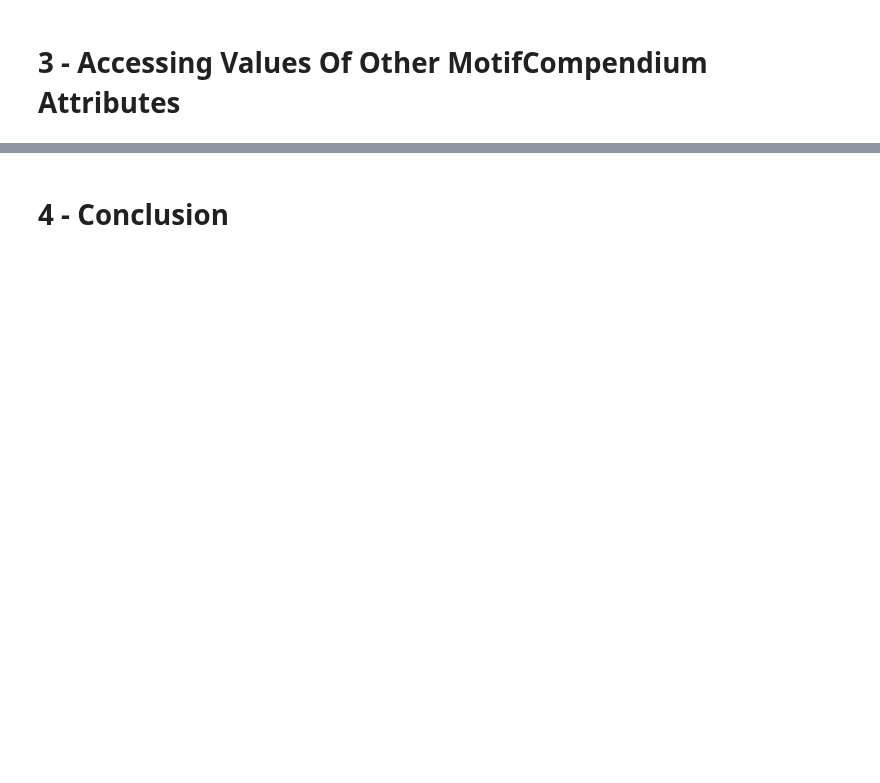
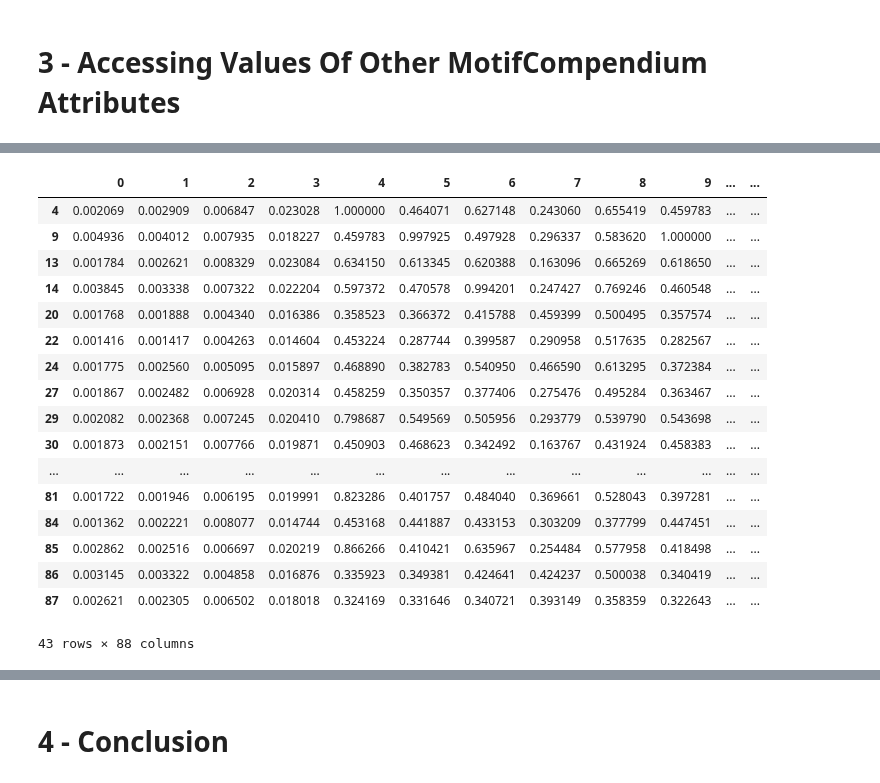
Before and after one commit to kundajelab/MotifCompendium, a Jupyter notebook: tutorials/2_motifcompendium_object.ipynb, the cells around one changed output, grey strips where cells are left out. Saved outputs shown, nothing was run; the diff lists cells and outputs as text; code cells hidden in the pictures; blank space fills up the shorter version.

Commit message:
tutorial 1 + tutorial 2

```diff
--- a/tutorials/2_motifcompendium_object.ipynb
+++ b/tutorials/2_motifcompendium_object.ipynb
@@ -49,0 +285,2 @@ Slice with Pandas syntax
+# %%
+mc_tutorial.sort("num_seqlets", ascending=False)
@@ -49,0 +308,2 @@ Slice with Pandas syntax
+# %%
+mc_tutorial.sort(["posneg", "num_seqlets"], ascending=[True, False])
@@ -49,0 +354,3 @@ Slice with Pandas syntax
+# %%
+mc_tutorial.sort(["posneg", "num_seqlets"], ascending=[True, False], inplace=True)
+mc_tutorial
@@ -49,0 +378,4 @@ Slice with Pandas syntax
+# %%
+mc_tutorial["test_column_1"] = 1
+mc_tutorial["test_column_2"] = list(range(len(mc_tutorial)))
+mc_tutorial
@@ -61,0 +547,22 @@ Images
+# %%
+endothelial_motif_similarity_slice = mc_tutorial.get_similarity_slice(mc_tutorial["model"] == "endothelial")
+endothelial_motif_similarity_slice
+# %% [output]
+|  | 0 | 1 | 2 | 3 | 4 | 5 | 6 | 7 | 8 | 9 | ... | ... |
+| 4 | 0.002069 | 0.002909 | 0.006847 | 0.023028 | 1.000000 | 0.464071 | 0.627148 | 0.243060 | 0.655419 | 0.459783 | ... | ... |
+| 9 | 0.004936 | 0.004012 | 0.007935 | 0.018227 | 0.459783 | 0.997925 | 0.497928 | 0.296337 | 0.583620 | 1.000000 | ... | ... |
+| 13 | 0.001784 | 0.002621 | 0.008329 | 0.023084 | 0.634150 | 0.613345 | 0.620388 | 0.163096 | 0.665269 | 0.618650 | ... | ... |
+| 14 | 0.003845 | 0.003338 | 0.007322 | 0.022204 | 0.597372 | 0.470578 | 0.994201 | 0.247427 | 0.769246 | 0.460548 | ... | ... |
+| 20 | 0.001768 | 0.001888 | 0.004340 | 0.016386 | 0.358523 | 0.366372 | 0.415788 | 0.459399 | 0.500495 | 0.357574 | ... | ... |
+| 22 | 0.001416 | 0.001417 | 0.004263 | 0.014604 | 0.453224 | 0.287744 | 0.399587 | 0.290958 | 0.517635 | 0.282567 | ... | ... |
+| 24 | 0.001775 | 0.002560 | 0.005095 | 0.015897 | 0.468890 | 0.382783 | 0.540950 | 0.466590 | 0.613295 | 0.372384 | ... | ... |
+| 27 | 0.001867 | 0.002482 | 0.006928 | 0.020314 | 0.458259 | 0.350357 | 0.377406 | 0.275476 | 0.495284 | 0.363467 | ... | ... |
+| 29 | 0.002082 | 0.002368 | 0.007245 | 0.020410 | 0.798687 | 0.549569 | 0.505956 | 0.293779 | 0.539790 | 0.543698 | ... | ... |
+| 30 | 0.001873 | 0.002151 | 0.007766 | 0.019871 | 0.450903 | 0.468623 | 0.342492 | 0.163767 | 0.431924 | 0.458383 | ... | ... |
+| ... | ... | ... | ... | ... | ... | ... | ... | ... | ... | ... | ... | ... |
+| 81 | 0.001722 | 0.001946 | 0.006195 | 0.019991 | 0.823286 | 0.401757 | 0.484040 | 0.369661 | 0.528043 | 0.397281 | ... | ... |
+| 84 | 0.001362 | 0.002221 | 0.008077 | 0.014744 | 0.453168 | 0.441887 | 0.433153 | 0.303209 | 0.377799 | 0.447451 | ... | ... |
+| 85 | 0.002862 | 0.002516 | 0.006697 | 0.020219 | 0.866266 | 0.410421 | 0.635967 | 0.254484 | 0.577958 | 0.418498 | ... | ... |
+| 86 | 0.003145 | 0.003322 | 0.004858 | 0.016876 | 0.335923 | 0.349381 | 0.424641 | 0.424237 | 0.500038 | 0.340419 | ... | ... |
+| 87 | 0.002621 | 0.002305 | 0.006502 | 0.018018 | 0.324169 | 0.331646 | 0.340721 | 0.393149 | 0.358359 | 0.322643 | ... | ... |
+43 rows × 88 columns
```
Also changed, not shown: parts of 114 cells of this notebook, 8 other files.
